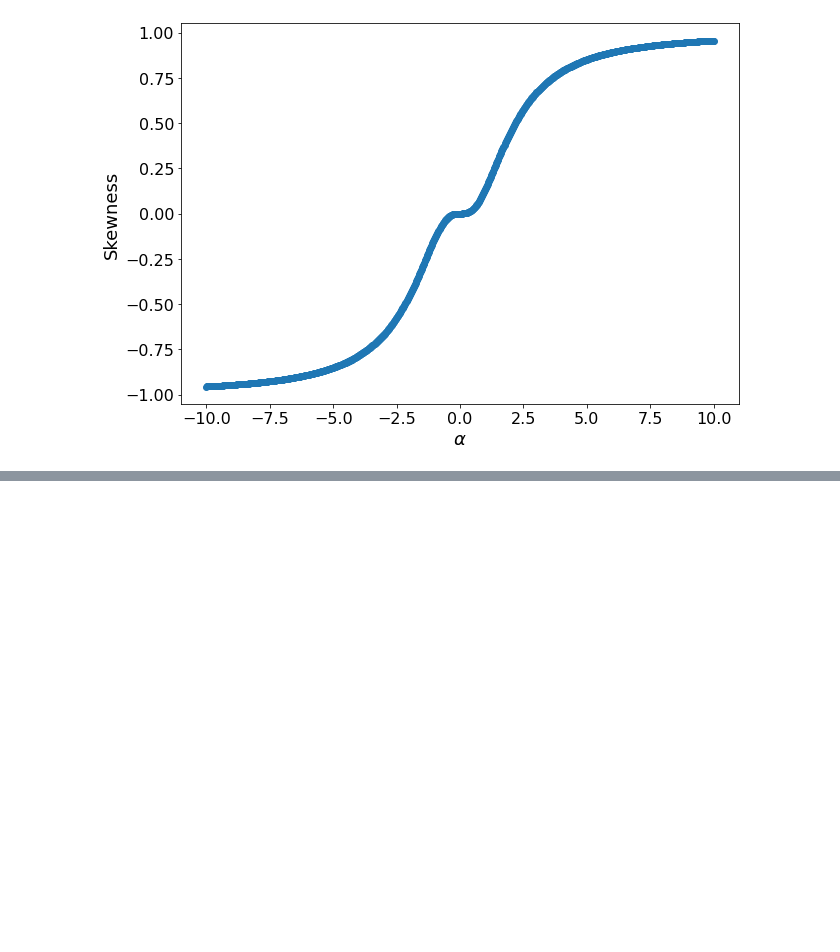
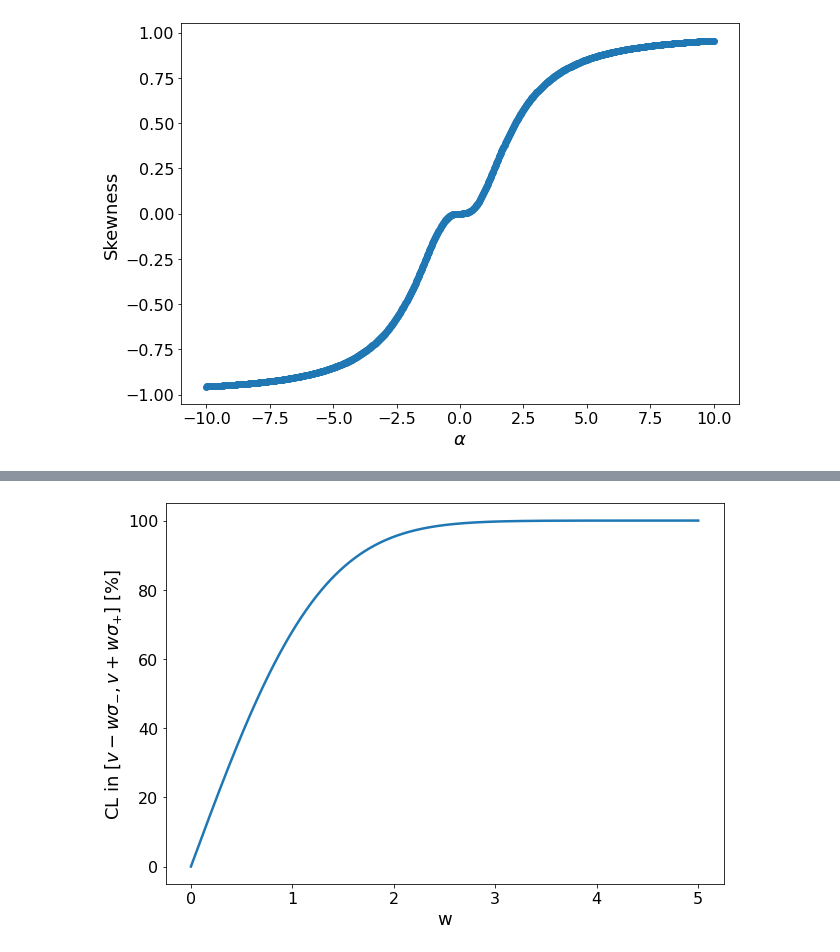
Before and after one commit to rmadar/asympdf, a Jupyter notebook: ToolTesting.ipynb, the cells around one changed output, grey strips where cells are left out. Saved outputs shown, nothing was run; the diff lists cells and outputs as text; code cells hidden in the pictures; blank space fills up the shorter version.

```diff
--- a/ToolTesting.ipynb
+++ b/ToolTesting.ipynb
@@ -95,3 +100,13 @@ plotSN(loc, scale, alpha, xmin=5, xmax=30)
+# %%
+win = np.linspace(0, 5, 1000)
+sn = apdf.ndimSkewNormal()
+val, eNe, ePo = sn.measAsymError()
+CLs = np.array([sn.interval1D(val-w*eNe, val+w*ePo) for w in win])*100
+plt.plot(win, CLs)
+plt.ylabel('CL in $[v-w \\sigma_{-}, v+w \\sigma_{+}]$ [%]')
+plt.xlabel('w');
+# %% [output]
+[figure, added]
 # %%
 plt.figure(figsize=(10, 7))
 for a in [-3, -2, -1, 0, 1, 2, 3]:
```
Also changed, not shown: parts of 11 cells of this notebook, 5 other files.
